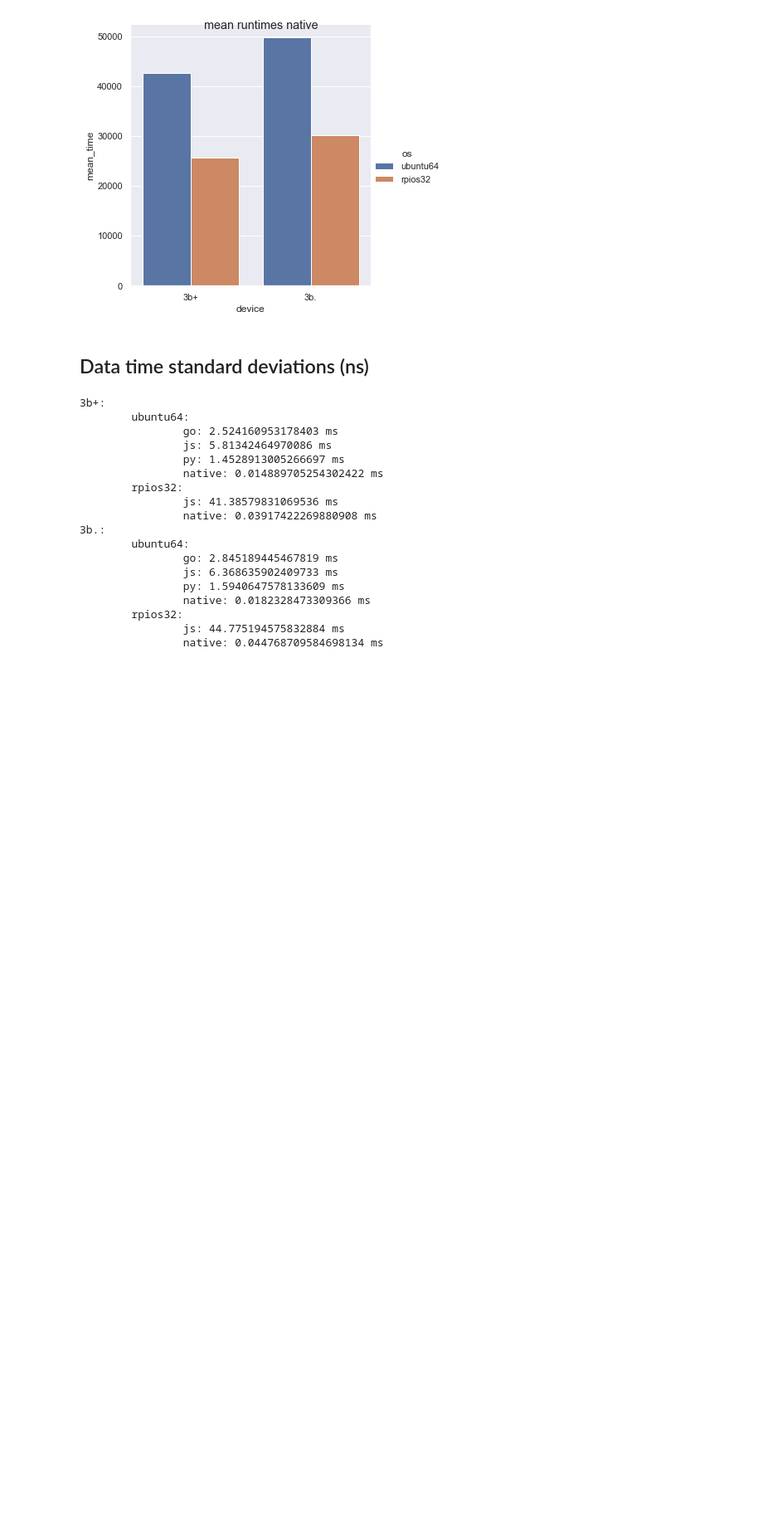
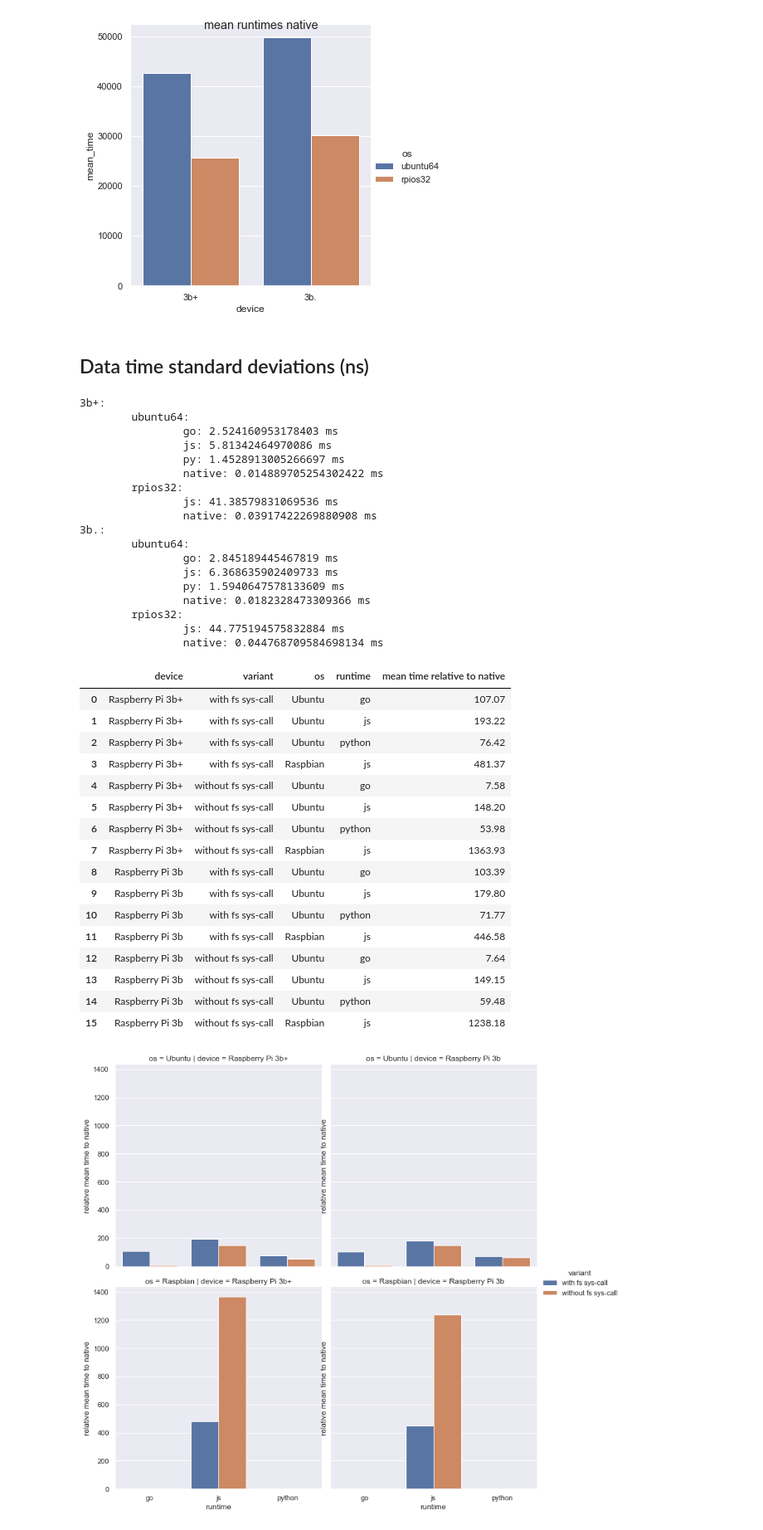
Before and after one commit to proohit/nodejs-rust, a Jupyter notebook: smartcore-wasi/analysis.ipynb, the cells around one changed output. Shown: that part at 83% size. Cells and saved outputs as stored; diff of their text form; code cells hidden in the pictures; blank space fills up the shorter version.

Commit message:
smartcore-wasi - add relative means plot

```diff
--- a/smartcore-wasi/analysis.ipynb
+++ b/smartcore-wasi/analysis.ipynb
@@ -222,3 +222,52 @@ pretty_print_data(runtime_device_data_stds, 'ms')
                 native: 0.044768709584698134 ms
 # %%
 # time.apply(lambda date: date/1000000).max()
+# %%
+total_means_data = [
+    ['Raspberry Pi 3b+', 'with fs sys-call', 'Ubuntu', 'go', 107.07],
+    ['Raspberry Pi 3b+', 'with fs sys-call', 'Ubuntu', 'js', 193.22],
+    ['Raspberry Pi 3b+', 'with fs sys-call', 'Ubuntu', 'python', 76.42],
+    ['Raspberry Pi 3b+', 'with fs sys-call', 'Raspbian', 'js', 481.37],
+    ['Raspberry Pi 3b+', 'without fs sys-call', 'Ubuntu', 'go', 7.58],
+    ['Raspberry Pi 3b+', 'without fs sys-call', 'Ubuntu', 'js', 148.20],
+    ['Raspberry Pi 3b+', 'without fs sys-call', 'Ubuntu', 'python', 53.98],
+    ['Raspberry Pi 3b+', 'without fs sys-call', 'Raspbian', 'js', 1363.93],
+    ['Raspberry Pi 3b', 'with fs sys-call', 'Ubuntu', 'go', 103.39],
+    ['Raspberry Pi 3b', 'with fs sys-call', 'Ubuntu', 'js', 179.80],
+    ['Raspberry Pi 3b', 'with fs sys-call', 'Ubuntu', 'python', 71.77],
+    ['Raspberry Pi 3b', 'with fs sys-call', 'Raspbian', 'js', 446.58],
+    ['Raspberry Pi 3b', 'without fs sys-call', 'Ubuntu', 'go', 7.64],
+    ['Raspberry Pi 3b', 'without fs sys-call', 'Ubuntu', 'js', 149.15],
+    ['Raspberry Pi 3b', 'without fs sys-call', 'Ubuntu', 'python', 59.48],
+    ['Raspberry Pi 3b', 'without fs sys-call', 'Raspbian', 'js', 1238.18],
+]
+total_means = pandas.DataFrame(total_means_data, columns=["device", "variant", "os", "runtime", "mean time relative to native"])
+display(total_means)
+
+import seaborn as sns
+
+data_list = []
+sns.set(rc={'figure.facecolor':'white'})
+tmp = total_means
+ax = sns.catplot(data = tmp, kind="bar", x="runtime", y="mean time relative to native", hue="variant", col="device", row="os")
+ax.set(ylabel='relative mean time to native')
+ax.savefig("relative_mean_times_3b+.png")
+# %% [output]
+|  | device | variant | os | runtime | mean time relative to native |
+| 0 | Raspberry Pi 3b+ | with fs sys-call | Ubuntu | go | 107.07 |
+| 1 | Raspberry Pi 3b+ | with fs sys-call | Ubuntu | js | 193.22 |
+| 2 | Raspberry Pi 3b+ | with fs sys-call | Ubuntu | python | 76.42 |
+| 3 | Raspberry Pi 3b+ | with fs sys-call | Raspbian | js | 481.37 |
+| 4 | Raspberry Pi 3b+ | without fs sys-call | Ubuntu | go | 7.58 |
+| 5 | Raspberry Pi 3b+ | without fs sys-call | Ubuntu | js | 148.20 |
+| 6 | Raspberry Pi 3b+ | without fs sys-call | Ubuntu | python | 53.98 |
+| 7 | Raspberry Pi 3b+ | without fs sys-call | Raspbian | js | 1363.93 |
+| 8 | Raspberry Pi 3b | with fs sys-call | Ubuntu | go | 103.39 |
+| 9 | Raspberry Pi 3b | with fs sys-call | Ubuntu | js | 179.80 |
+| 10 | Raspberry Pi 3b | with fs sys-call | Ubuntu | python | 71.77 |
+| 11 | Raspberry Pi 3b | with fs sys-call | Raspbian | js | 446.58 |
+| 12 | Raspberry Pi 3b | without fs sys-call | Ubuntu | go | 7.64 |
+| 13 | Raspberry Pi 3b | without fs sys-call | Ubuntu | js | 149.15 |
+| 14 | Raspberry Pi 3b | without fs sys-call | Ubuntu | python | 59.48 |
+| 15 | Raspberry Pi 3b | without fs sys-call | Raspbian | js | 1238.18 |
+[figure, added]
```
Also changed, not shown: parts of 1 cell of this notebook.
